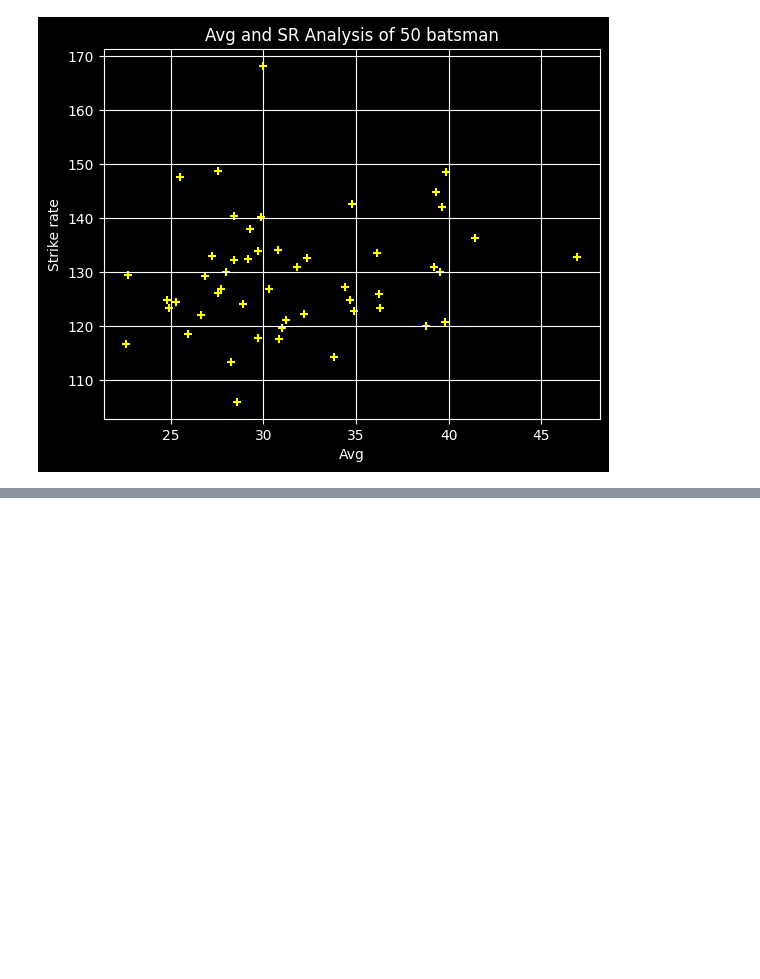
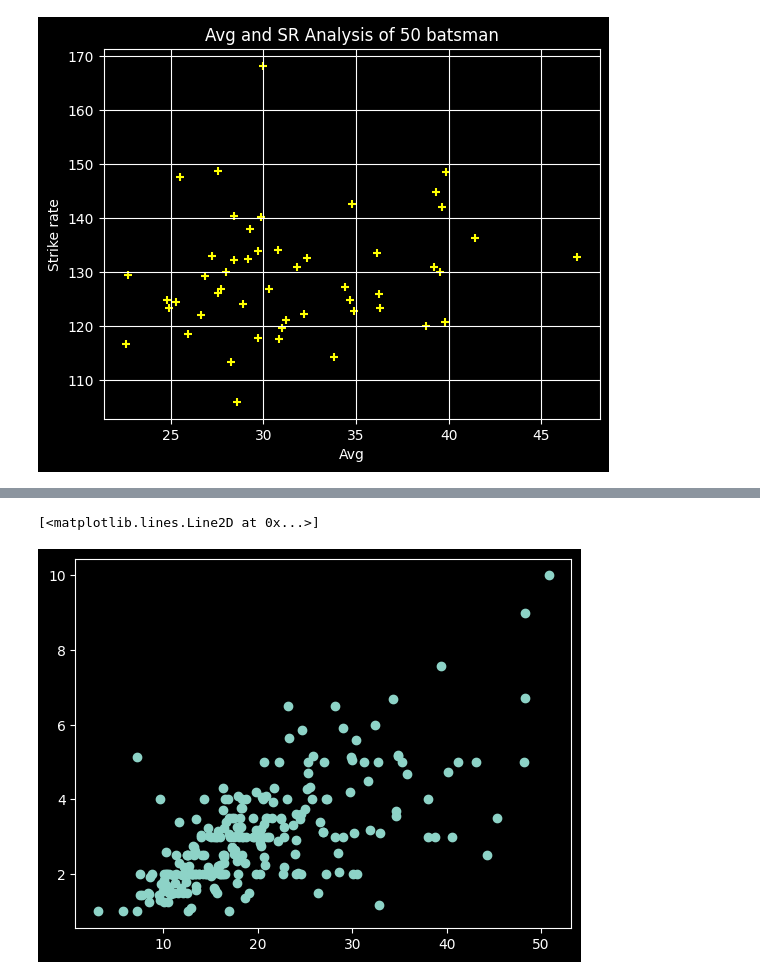
Before and after one commit to aayushmanz/Python-For-Data-Science, a Jupyter notebook: Matplotlib in Python/Scatter Plots in Matplotlib.ipynb, the cells around one changed output, grey strips where cells are left out. Cells and saved outputs as stored; diff of their text form; code cells hidden in the pictures; blank space fills up the shorter version.

```diff
--- a/Matplotlib in Python/Scatter Plots in Matplotlib.ipynb
+++ b/Matplotlib in Python/Scatter Plots in Matplotlib.ipynb
@@ -85,0 +77,8 @@ tips
+# %%
+plt.plot(tips['total_bill'], tips['tip'], 'o')
+
+# this the faster technique
+# we can use the plot method for creating the scatter plot.
+# %% [output]
+[<matplotlib.lines.Line2D at 0x...>]
+[figure, added]
```
Also changed, not shown: parts of 1 cell of this notebook.
